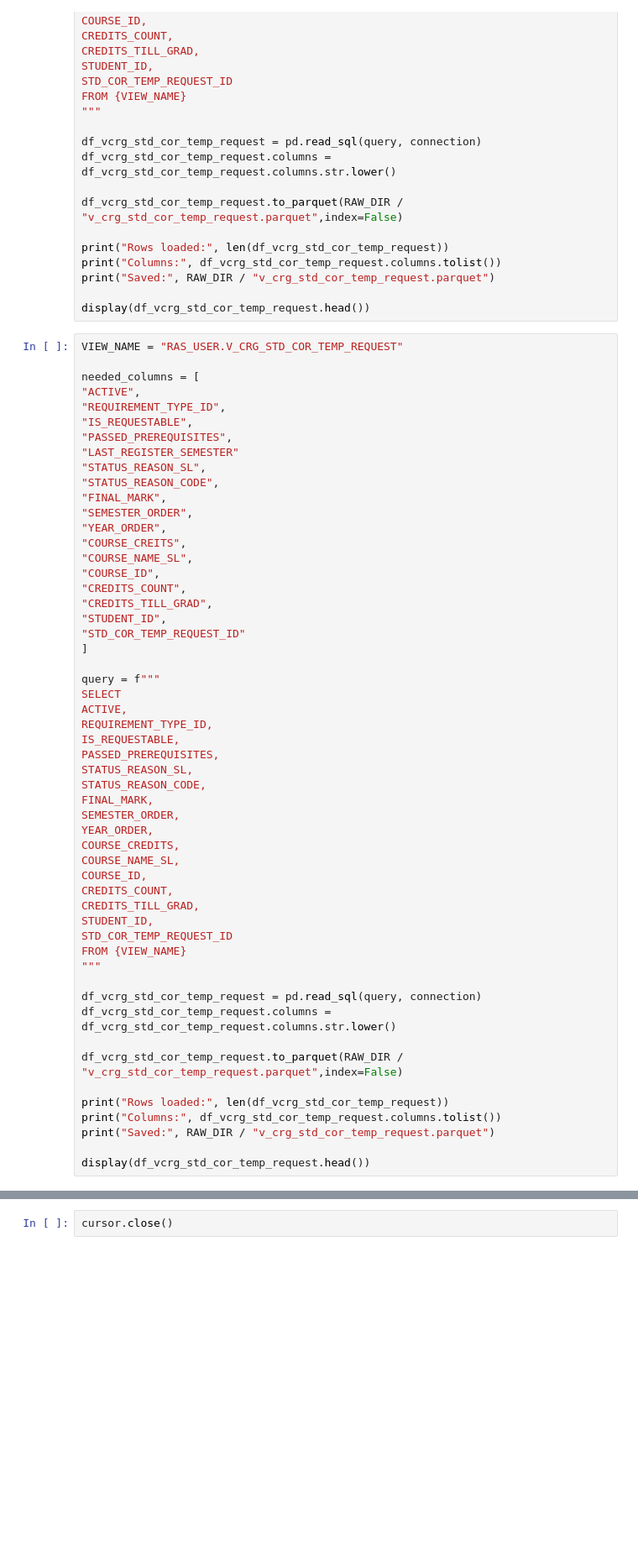
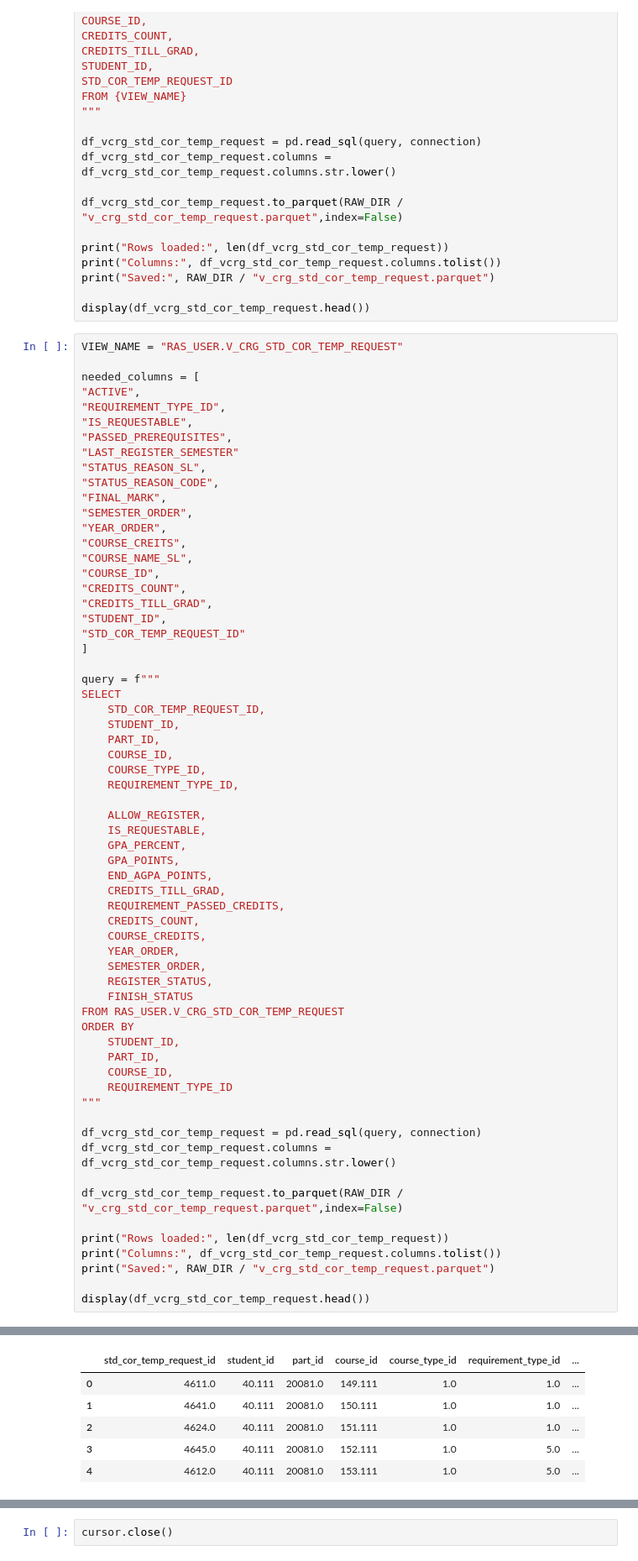
Before and after one commit to ShrkoXIII/Academic_Advisor_system, a Jupyter notebook: note_books/extact_all_row_tables.ipynb, the cells around one changed output, grey strips where cells are left out. Shown at 84% size. Saved outputs shown, nothing was run; the diff lists cells and outputs as text; blank space fills up the shorter version.

```diff
--- a/note_books/extact_all_row_tables.ipynb
+++ b/note_books/extact_all_row_tables.ipynb
@@ -375,23 +377,32 @@ needed_columns = [
 
 query = f"""
 SELECT
-ACTIVE,
-REQUIREMENT_TYPE_ID,
-IS_REQUESTABLE,
-PASSED_PREREQUISITES,
-STATUS_REASON_SL,
-STATUS_REASON_CODE,
-FINAL_MARK,
-SEMESTER_ORDER,
-YEAR_ORDER,
-COURSE_CREDITS,
-COURSE_NAME_SL,
-COURSE_ID,
-CREDITS_COUNT,
-CREDITS_TILL_GRAD,
-STUDENT_ID,
-STD_COR_TEMP_REQUEST_ID
-FROM {VIEW_NAME}
+    STD_COR_TEMP_REQUEST_ID,
+    STUDENT_ID,
+    PART_ID,
+    COURSE_ID,
+    COURSE_TYPE_ID,
+    REQUIREMENT_TYPE_ID,
+
+    ALLOW_REGISTER,
+    IS_REQUESTABLE,
+    GPA_PERCENT,
+    GPA_POINTS,
+    END_AGPA_POINTS,
+    CREDITS_TILL_GRAD,
+    REQUIREMENT_PASSED_CREDITS,
+    CREDITS_COUNT,
+    COURSE_CREDITS,
+    YEAR_ORDER,
+    SEMESTER_ORDER,
+    REGISTER_STATUS,
+    FINISH_STATUS
+FROM RAS_USER.V_CRG_STD_COR_TEMP_REQUEST
+ORDER BY
+    STUDENT_ID,
+    PART_ID,
+    COURSE_ID,
+    REQUIREMENT_TYPE_ID
 """
 
 df_vcrg_std_cor_temp_request = pd.read_sql(query, connection)
@@ -404,3 +415,4 @@ print("Columns:", df_vcrg_std_cor_temp_request.columns.tolist())
 print("Saved:", RAW_DIR / "v_crg_std_cor_temp_request.parquet")
 
 display(df_vcrg_std_cor_temp_request.head())
+# %% [output]
@@ -407,3 +422,9 @@ display(df_vcrg_std_cor_temp_request.head())
+|  | std_cor_temp_request_id | student_id | part_id | course_id | course_type_id | requirement_type_id | ... |
+| 0 | 4611.0 | 40.111 | 20081.0 | 149.111 | 1.0 | 1.0 | ... |
+| 1 | 4641.0 | 40.111 | 20081.0 | 150.111 | 1.0 | 1.0 | ... |
+| 2 | 4624.0 | 40.111 | 20081.0 | 151.111 | 1.0 | 1.0 | ... |
+| 3 | 4645.0 | 40.111 | 20081.0 | 152.111 | 1.0 | 5.0 | ... |
+| 4 | 4612.0 | 40.111 | 20081.0 | 153.111 | 1.0 | 5.0 | ... |
 # %%
 VIEW_NAME= "RAS_USER.V_COR_COURSE_PREREQUISITE "
 query = f"""
```
Also changed, not shown: parts of 2 cells of this notebook, 4 other files.
